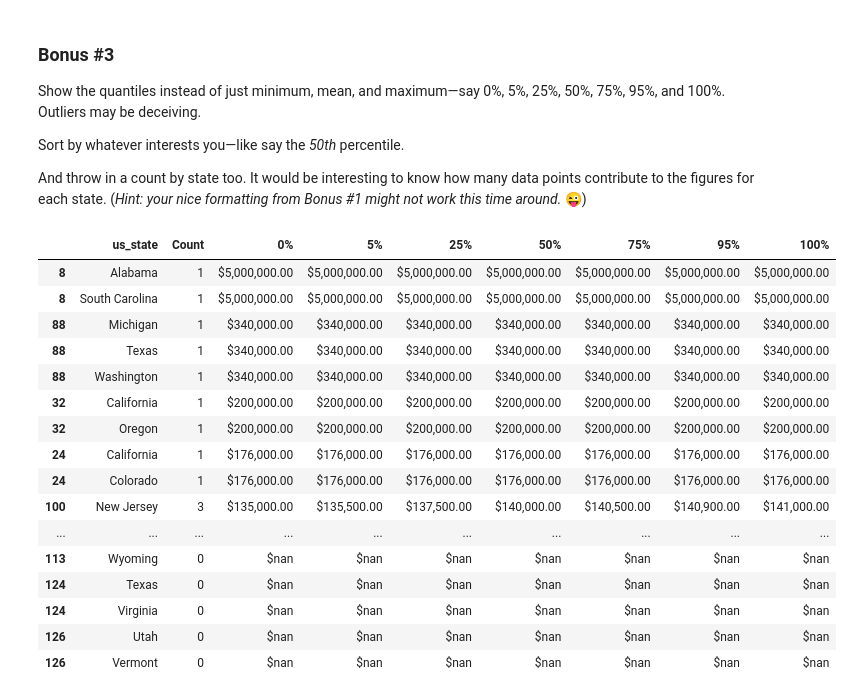
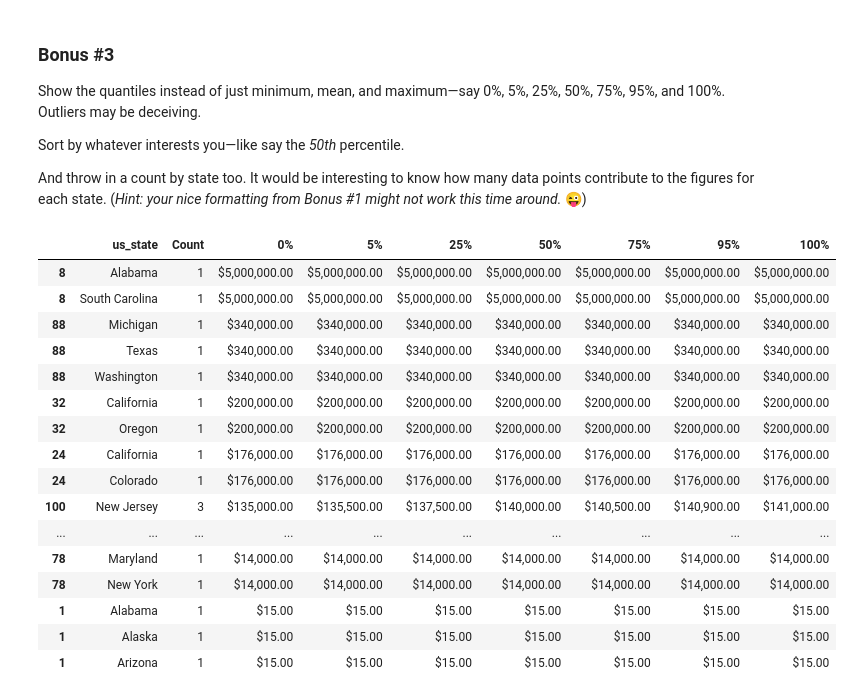
Before and after one commit to kyleryxn/2024-DS-Wed, a Jupyter notebook: Week-02-DS-Overview-and-Data/Exercise-KS.ipynb, the cells around one changed output. Cells and saved outputs as stored; diff of their text form; code cells hidden in the pictures.

```diff
--- a/Week-02-DS-Overview-and-Data/Exercise-KS.ipynb
+++ b/Week-02-DS-Overview-and-Data/Exercise-KS.ipynb
@@ -502,6 +522,9 @@ df_salary_responses_cleaned = filter_data('currency', 'USD')
 # Map all US related instances to US
 df_salary_responses_cleaned.loc[:, 'country'] = df_salary_responses_cleaned['country'].apply(map_to_us)
 
+# Drop NaN's
+df_salary_responses_cleaned.dropna(subset=['salary'], inplace=True)
+
 salary_states = clean_and_calculate_salary_stats(df_salary_responses_cleaned)
 print(salary_states)
 # %% [output]
@@ -645,7 +672,9 @@ def split_quantile_states(df):
     return df_split
 
 def format_quantile_columns(df):
-    formatted_df = df.style.format({
+    df_cleaned = df.dropna()
+
+    formatted_df = df_cleaned.style.format({
         'Count': '{:,.0f}',  # No decimals for Count
         '0%': '${:,.2f}',    # Min (0%) salary
         '5%': '${:,.2f}',    # 5th percentile salary
@@ -656,35 +685,35 @@ def format_quantile_columns(df):
         '100%': '${:,.2f}'   # Max (100%) salary
     })
 
     return formatted_df
 
 
 # Calculate quantile stats using the new function
 quantile_salary_states = calculate_quantile_stats(df_salary_responses_cleaned)
 
 # Now, split multiple states in the result DataFrame using the new split function
 quantile_salary_states_split = split_quantile_states(quantile_salary_states)
 
 # Apply the nice formatting
 formatted_quantile_salary_states = format_quantile_columns(quantile_salary_states_split)
 
 # Display the formatted table (in a Jupyter notebook, this will render nicely)
 formatted_quantile_salary_states
 # %% [output]
 |  | us_state | Count | 0% | 5% | 25% | 50% | 75% | 95% | 100% |
 | 8 | Alabama | 1 | $5,000,000.00 | $5,000,000.00 | $5,000,000.00 | $5,000,000.00 | $5,000,000.00 | $5,000,000.00 | $5,000,000.00 |
 | 8 | South Carolina | 1 | $5,000,000.00 | $5,000,000.00 | $5,000,000.00 | $5,000,000.00 | $5,000,000.00 | $5,000,000.00 | $5,000,000.00 |
 | 88 | Michigan | 1 | $340,000.00 | $340,000.00 | $340,000.00 | $340,000.00 | $340,000.00 | $340,000.00 | $340,000.00 |
 | 88 | Texas | 1 | $340,000.00 | $340,000.00 | $340,000.00 | $340,000.00 | $340,000.00 | $340,000.00 | $340,000.00 |
 | 88 | Washington | 1 | $340,000.00 | $340,000.00 | $340,000.00 | $340,000.00 | $340,000.00 | $340,000.00 | $340,000.00 |
 | 32 | California | 1 | $200,000.00 | $200,000.00 | $200,000.00 | $200,000.00 | $200,000.00 | $200,000.00 | $200,000.00 |
 | 32 | Oregon | 1 | $200,000.00 | $200,000.00 | $200,000.00 | $200,000.00 | $200,000.00 | $200,000.00 | $200,000.00 |
 | 24 | California | 1 | $176,000.00 | $176,000.00 | $176,000.00 | $176,000.00 | $176,000.00 | $176,000.00 | $176,000.00 |
 | 24 | Colorado | 1 | $176,000.00 | $176,000.00 | $176,000.00 | $176,000.00 | $176,000.00 | $176,000.00 | $176,000.00 |
 | 100 | New Jersey | 3 | $135,000.00 | $135,500.00 | $137,500.00 | $140,000.00 | $140,500.00 | $140,900.00 | $141,000.00 |
 | ... | ... | ... | ... | ... | ... | ... | ... | ... | ... |
-| 113 | Wyoming | 0 | $nan | $nan | $nan | $nan | $nan | $nan | $nan |
-| 124 | Texas | 0 | $nan | $nan | $nan | $nan | $nan | $nan | $nan |
-| 124 | Virginia | 0 | $nan | $nan | $nan | $nan | $nan | $nan | $nan |
-| 126 | Utah | 0 | $nan | $nan | $nan | $nan | $nan | $nan | $nan |
-| 126 | Vermont | 0 | $nan | $nan | $nan | $nan | $nan | $nan | $nan |
+| 78 | Maryland | 1 | $14,000.00 | $14,000.00 | $14,000.00 | $14,000.00 | $14,000.00 | $14,000.00 | $14,000.00 |
+| 78 | New York | 1 | $14,000.00 | $14,000.00 | $14,000.00 | $14,000.00 | $14,000.00 | $14,000.00 | $14,000.00 |
+| 1 | Alabama | 1 | $15.00 | $15.00 | $15.00 | $15.00 | $15.00 | $15.00 | $15.00 |
+| 1 | Alaska | 1 | $15.00 | $15.00 | $15.00 | $15.00 | $15.00 | $15.00 | $15.00 |
+| 1 | Arizona | 1 | $15.00 | $15.00 | $15.00 | $15.00 | $15.00 | $15.00 | $15.00 |
```
Also changed, not shown: parts of 6 cells of this notebook.
